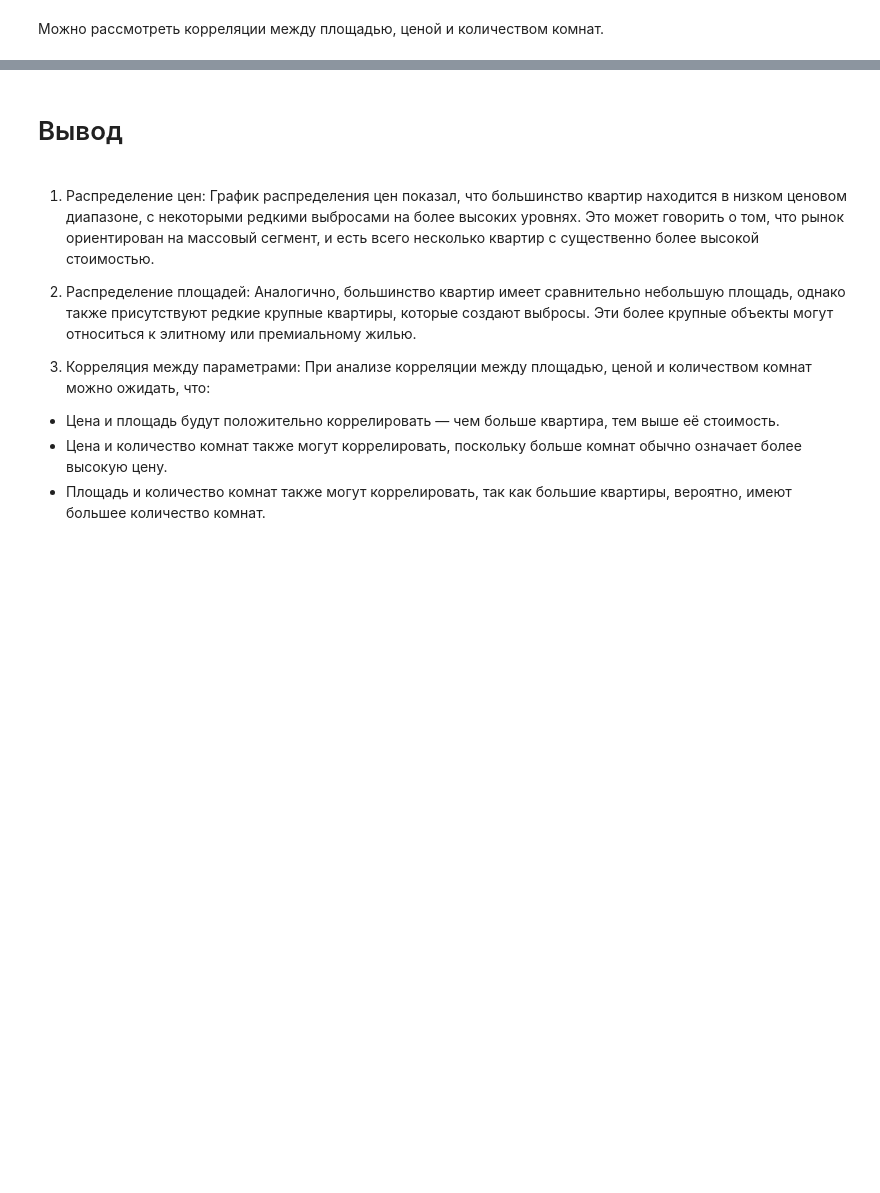
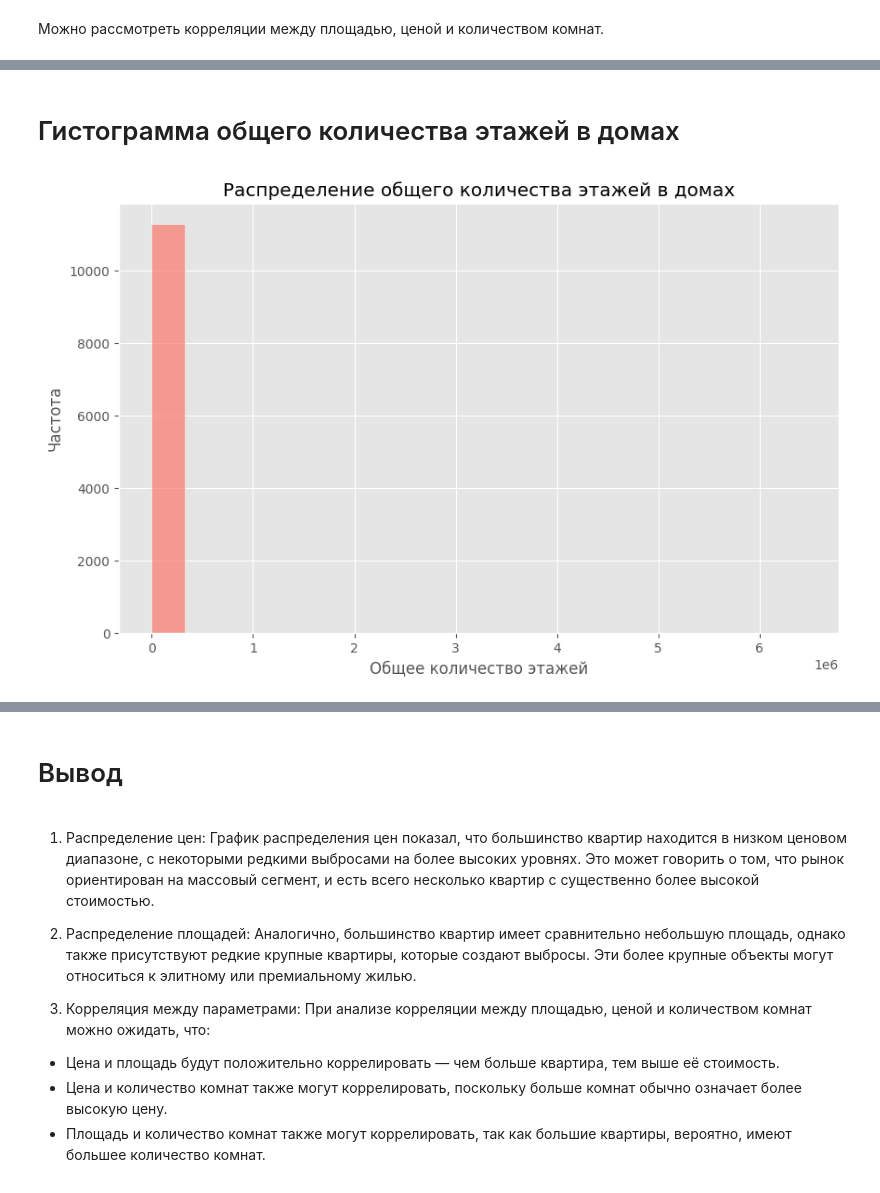
Before and after one commit to qwertyqwa/project, a Jupyter notebook: Квартиры.ipynb, the cells around one changed output, grey strips where cells are left out. Cells and saved outputs as stored; diff of their text form; code cells hidden in the pictures; blank space fills up the shorter version.

```diff
--- a/Квартиры.ipynb
+++ b/Квартиры.ipynb
@@ -109,0 +136,12 @@ plt.show()
+# %% [markdown]
+# Гистограмма общего количества этажей в домах
+# %%
+# Гистограмма общего количества этажей в домах
+plt.figure(figsize=(10, 6))
+sns.histplot(apartment_data_cleaned['Total_Floors'].dropna(), bins=20, kde=False, color='salmon')
+plt.title('Распределение общего количества этажей в домах')
+plt.xlabel('Общее количество этажей')
+plt.ylabel('Частота')
+plt.show()
+# %% [output]
+[figure, added]
```
Also changed, not shown: parts of 16 cells of this notebook.
